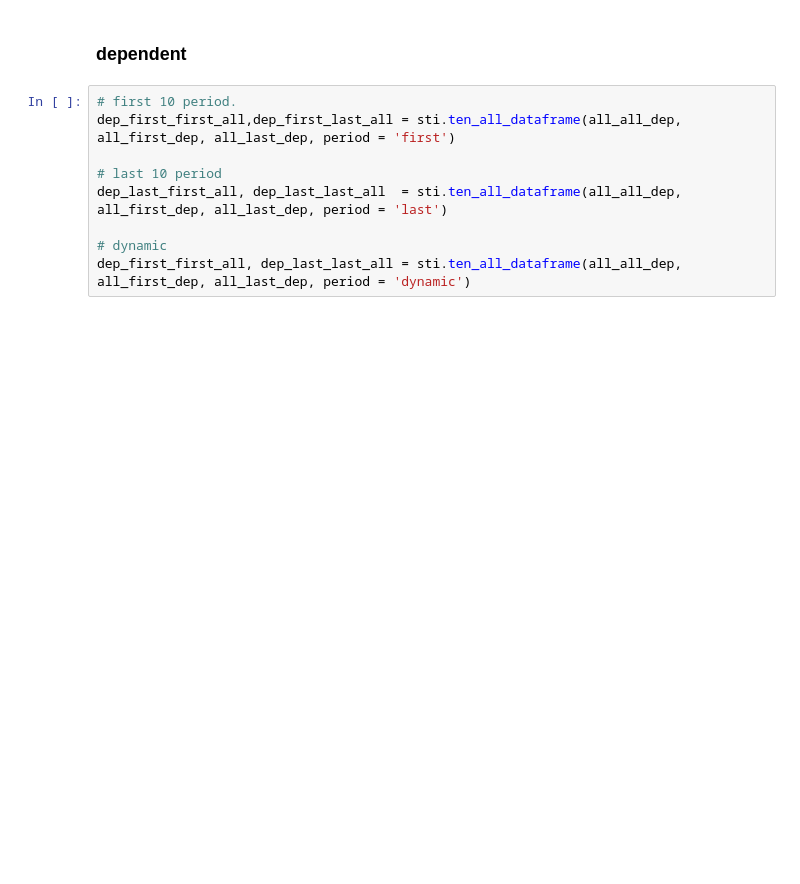
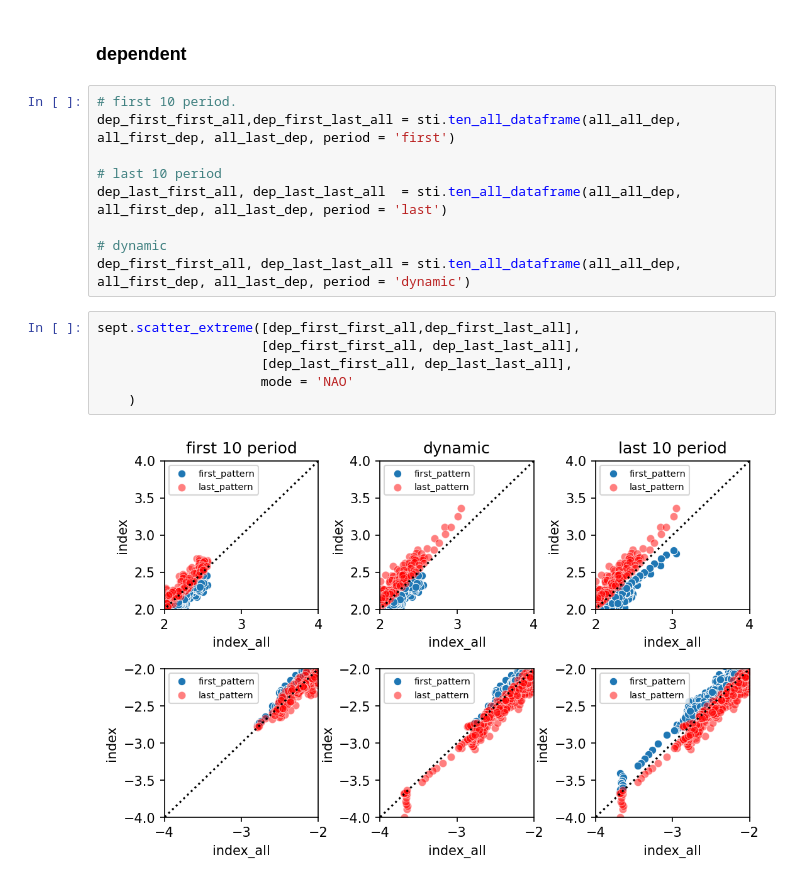
Before and after one commit to liuquan18/Teleconnection, a Jupyter notebook: scripts/IndexDiffPattern_analyze.ipynb, the cells around one changed output. Cells and saved outputs as stored; diff of their text form; blank space fills up the shorter version.

```diff
--- a/scripts/IndexDiffPattern_analyze.ipynb
+++ b/scripts/IndexDiffPattern_analyze.ipynb
@@ -91,3 +97,11 @@ dep_last_first_all, dep_last_last_all  = sti.ten_all_dataframe(all_all_dep, all_
 
 # dynamic
 dep_first_first_all, dep_last_last_all = sti.ten_all_dataframe(all_all_dep, all_first_dep, all_last_dep, period = 'dynamic')
+# %%
+sept.scatter_extreme([dep_first_first_all,dep_first_last_all],
+                     [dep_first_first_all, dep_last_last_all],
+                     [dep_last_first_all, dep_last_last_all],
+                     mode = 'NAO'
+    )
+# %% [output]
+[figure, added]
```
Also changed, not shown: parts of 7 cells of this notebook, 1 other file.
